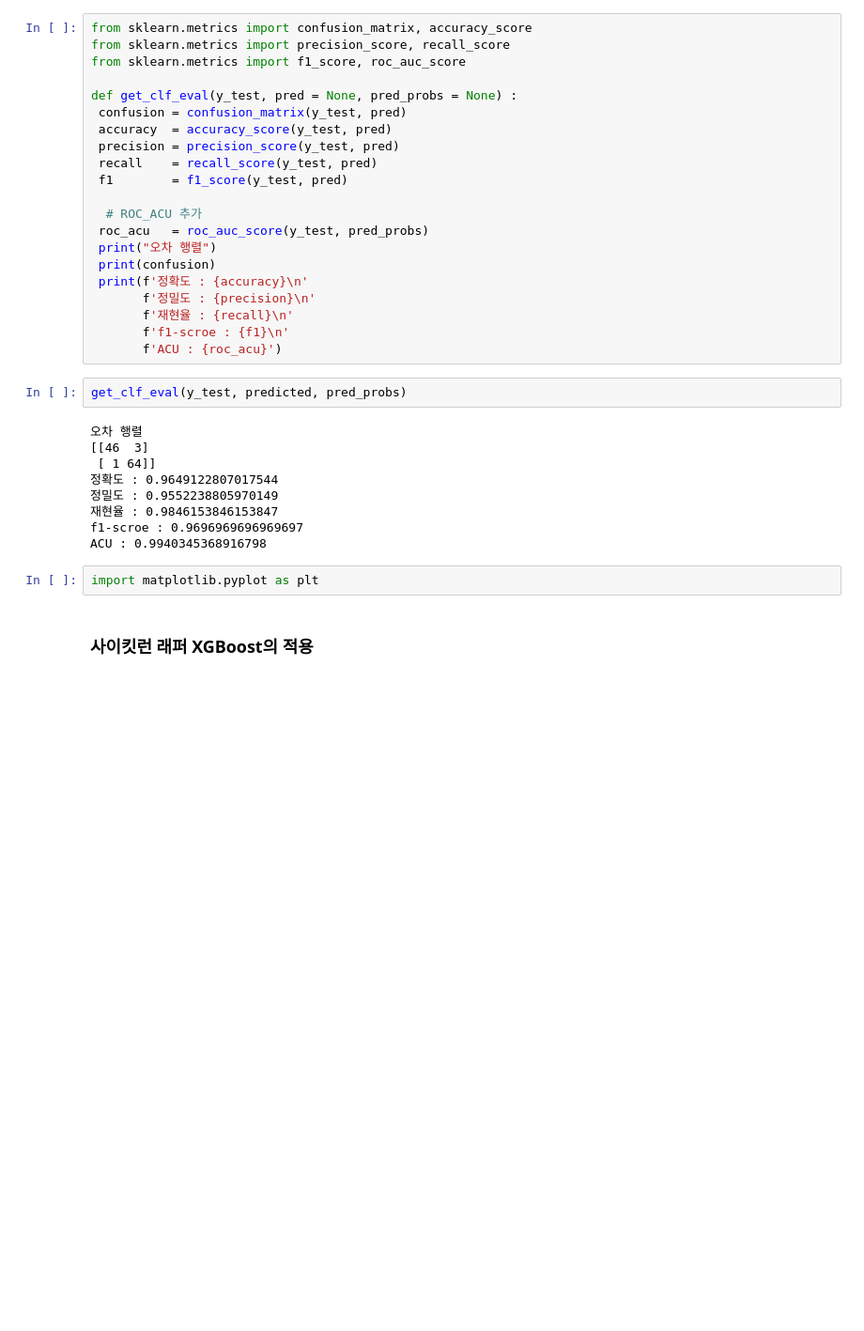
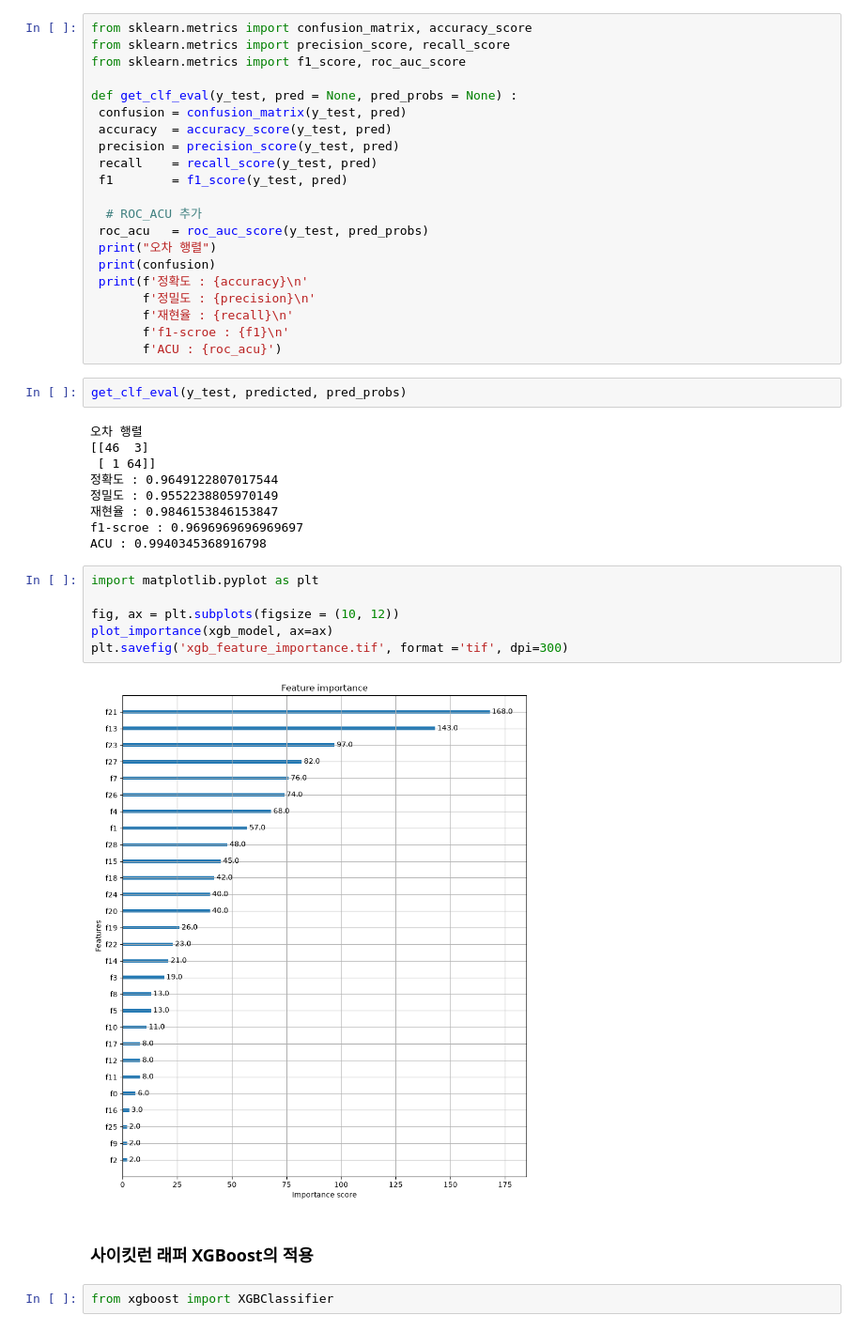
Before and after one commit to hyun5739975/MachineLearning, a Jupyter notebook: ch06-3_XGBoost.ipynb, the cells around one changed output. Shown at 94% size. Cells and saved outputs as stored; diff of their text form; blank space fills up the shorter version.

```diff
--- a/ch06-3_XGBoost.ipynb
+++ b/ch06-3_XGBoost.ipynb
@@ -177,5 +177,13 @@ f1-scroe : 0.9696969696969697
 ACU : 0.9940345368916798
 # %%
 import matplotlib.pyplot as plt
+
+fig, ax = plt.subplots(figsize = (10, 12))
+plot_importance(xgb_model, ax=ax)
+plt.savefig('xgb_feature_importance.tif', format ='tif', dpi=300)
+# %% [output]
+[figure, added]
 # %% [markdown]
 ### 사이킷런 래퍼 XGBoost의 적용
+# %%
+from xgboost import XGBClassifier
```
Also changed, not shown: parts of 4 cells of this notebook, 4 other files.
